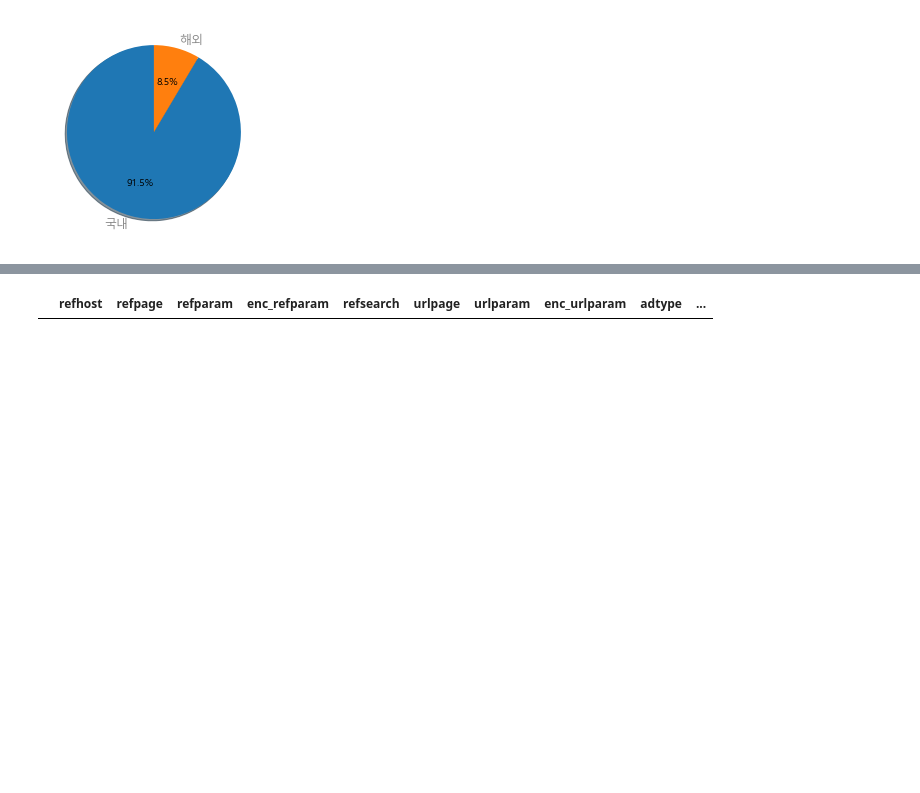
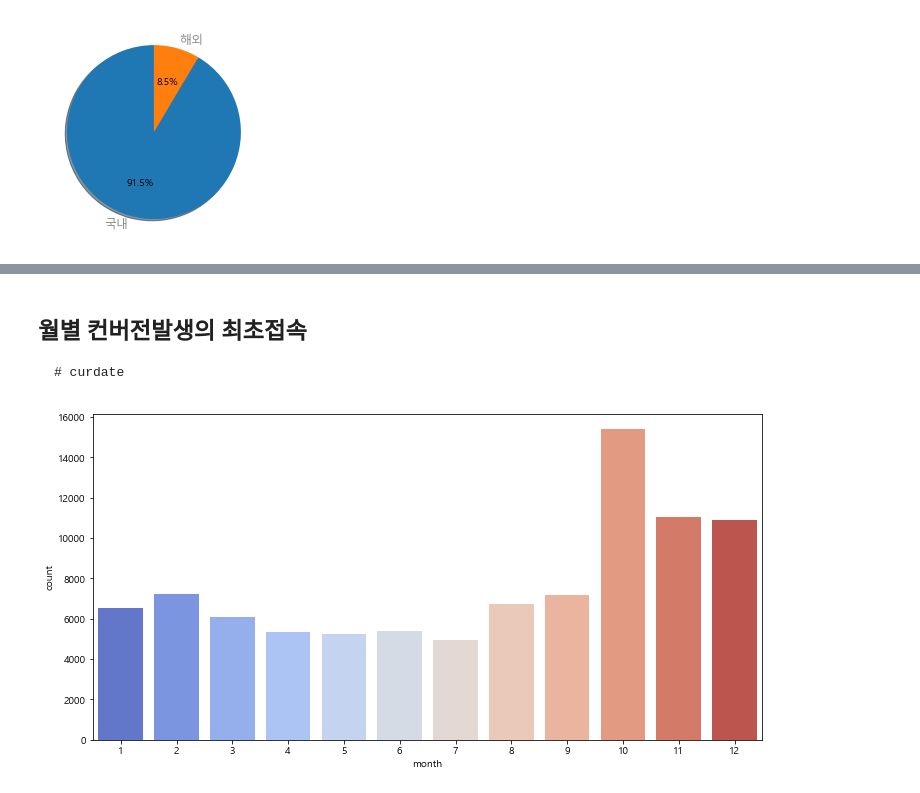
Before and after one commit to kdy7710/Bigdata_Team_Project, a Jupyter notebook: 마케팅_프로젝트/마케팅_그래픽_시기분석.ipynb, the cells around one changed output, grey strips where cells are left out. Cells and saved outputs as stored; diff of their text form; code cells hidden in the pictures; blank space fills up the shorter version.

```diff
--- a/마케팅_프로젝트/마케팅_그래픽_시기분석.ipynb
+++ b/마케팅_프로젝트/마케팅_그래픽_시기분석.ipynb
@@ -430,7 +314,10 @@ df[df['autoad']=='네이버클릭초이스'][['refhost',
-# %%
-df[(df['totalref']=='네이버클릭초이스') & (df['adtype']==3)][['refhost',
-       'refpage', 'refparam', 'enc_refparam', 'refsearch', 'urlpage',
-       'urlparam', 'enc_urlparam', 'adtype', 'autoad', 'autoad2',
-       'searchad', 'totalref', 'totalrefdetail', 'totalrefurl']].head(10)
-# %% [output]
-|  | refhost | refpage | refparam | enc_refparam | refsearch | urlpage | urlparam | enc_urlparam | adtype | ... |
+# %% [markdown]
+## 월별 컨버전발생의 최초접속
+    # curdate
+# %%
+#월별 접속자 외국
+plt.figure(figsize=(12,6))
+sns.countplot(x='month',  data=df[df['country_no']==0], palette='coolwarm')
+plt.show()
+# %% [output]
+[figure, added]
```
Also changed, not shown: parts of 116 cells of this notebook.
